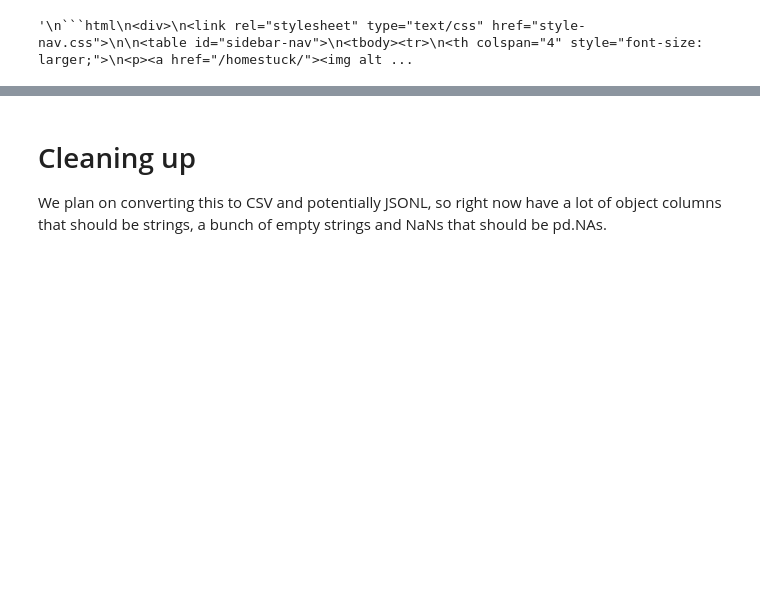
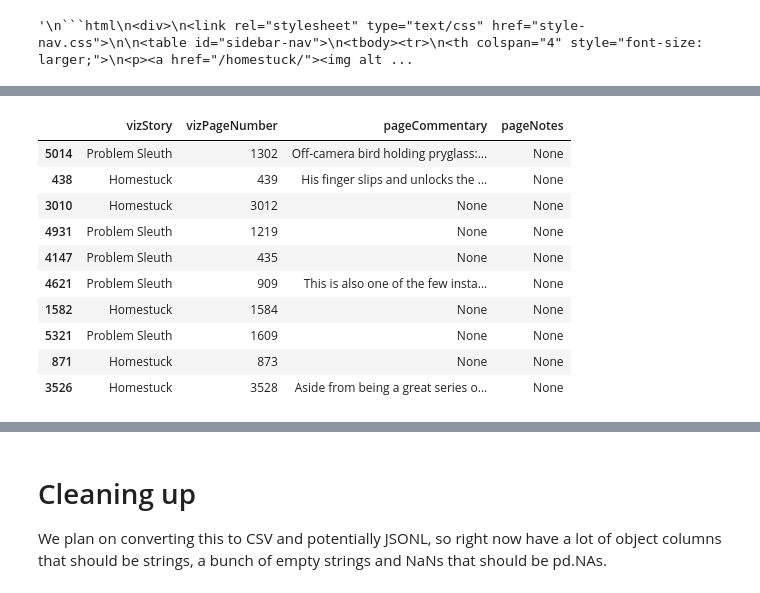
Before and after one commit to recordcrash/homestuck-dataset, a Jupyter notebook: notebooks/collection_to_data.ipynb, the cells around one changed output, grey strips where cells are left out. Drawn from its saved outputs; the diff is of its cells as text; code cells hidden in the pictures; blank space fills up the shorter version.

````diff
--- a/notebooks/collection_to_data.ipynb
+++ b/notebooks/collection_to_data.ipynb
@@ -1573,0 +1578,74 @@ This should be really useful when we're trying to guess the tags that are in a p
+# %%
+"""
+MSPA_COMMENTARY is a json export of an SQL table that contains the per-Viz-page commentary (by the creator Andrew Hussie) and notes (by me and other volunteers, like fanmade commentary).
+There are two tables, one for Homestuck ("commentary") and another for Problem Sleuth ("problem-sleuth") with this format:
+```json
+[
+{
+    "type": "table",
+    "name": "story",
+    "database": "commentary",
+    "data":
+[
+    {
+        "id":"1",
+        "title":"Homestuck",
+        "page":"7",
+        "commentary":"Homestuck (the stable release) began on April 13th (i.e. 4\/13), 2009. My intent was always to make the start date a very significant number in the story, recurring frequently. Consequently, I decided to make him thirteen years old, thus making the story about four thirteen-year-old kids. There are more references to this number than can be mentioned casually, some of which are serendipitous. Playing cards, which have a good deal of relevance later, are comprised of four suits of thirteen cards each, for instance.",
+        "notes":null
+     },
+...
+{
+    "type": "table",
+    "name": "problem-sleuth",
+    "database": "commentary",
+    "data":
+[
+{
+    "id": "1",
+    "title": "Problem Sleuth",
+    "page": "15",
+    "commentary": "The title \"Problem Sleuth\" resulted from a quest to determine the most awkward and peculiar term for a detective imaginable. I ran a bunch of other possibilities by my friend, and she instantly green-lighted PS when I said it. Little did I know I would find a way to top that phrase when introducing the tall skinny one a few hundred pages later. Though his name probably wouldn't have made as good a title, admittedly.",
+    "notes": null
+},
+...
+```
+It should be fairly trivial to turn this into a dataset that we can merge based on the adventure title ("vizStory") and page number ("id"->"vizPageNumber", the "page" is the physical book page). Then, we can keep the page_commentary and page_notes columns.
+"""
+
+# Load the data
+with open(MSPA_COMMENTARY, 'r', encoding="utf-8") as f:
+    commentary_data = json.load(f)
+
+hs_data = commentary_data[0]['data']
+ps_data = commentary_data[1]['data']
+
+# Create DataFrames
+hs_df = pd.DataFrame(hs_data)
+ps_df = pd.DataFrame(ps_data)
+
+# Fill the vizStory column with each title on each dataframe
+hs_df['vizStory'] = 'Homestuck'
+ps_df['vizStory'] = 'Problem Sleuth'
+
+# Concatenate the DataFrames
+commentary_df = pd.concat([hs_df, ps_df], ignore_index=True)
+
+# We don't care about the title or the page (book page), we care about id (renamed to vizPageNumber), the commentary and notes
+commentary_df = commentary_df[['vizStory', 'id', 'commentary', 'notes']]
+commentary_df.rename(columns={'id': 'vizPageNumber', 'commentary': 'pageCommentary', 'notes': 'pageNotes'}, inplace=True)
+
+# Show some data
+commentary_df.sample(10)
+# %% [output]
+|  | vizStory | vizPageNumber | pageCommentary | pageNotes |
+| 5014 | Problem Sleuth | 1302 | Off-camera bird holding pryglass:... | None |
+| 438 | Homestuck | 439 | His finger slips and unlocks the ... | None |
+| 3010 | Homestuck | 3012 | None | None |
+| 4931 | Problem Sleuth | 1219 | None | None |
+| 4147 | Problem Sleuth | 435 | None | None |
+| 4621 | Problem Sleuth | 909 | This is also one of the few insta... | None |
+| 1582 | Homestuck | 1584 | None | None |
+| 5321 | Problem Sleuth | 1609 | None | None |
+| 871 | Homestuck | 873 | None | None |
+| 3526 | Homestuck | 3528 | Aside from being a great series o... | None |
````
Also changed, not shown: parts of 22 cells of this notebook, 1 other file.
